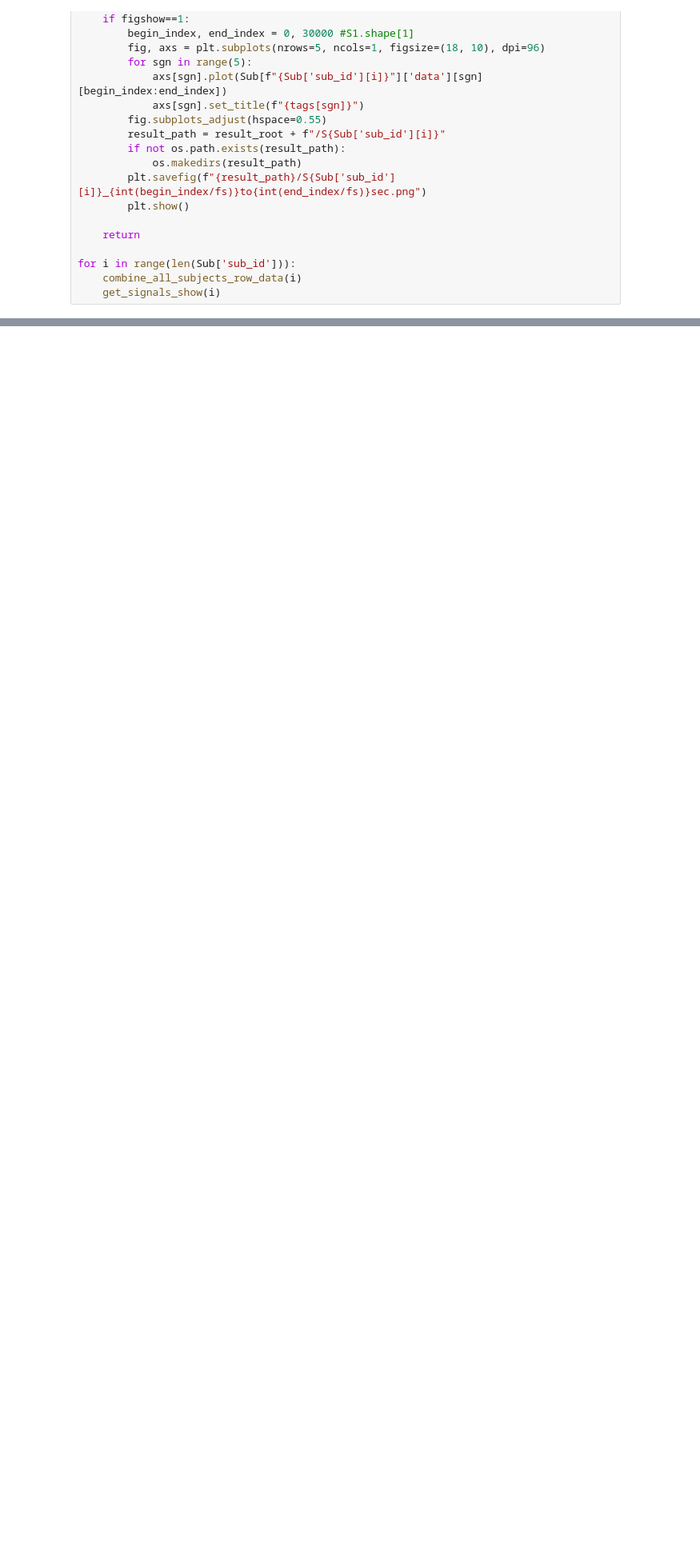
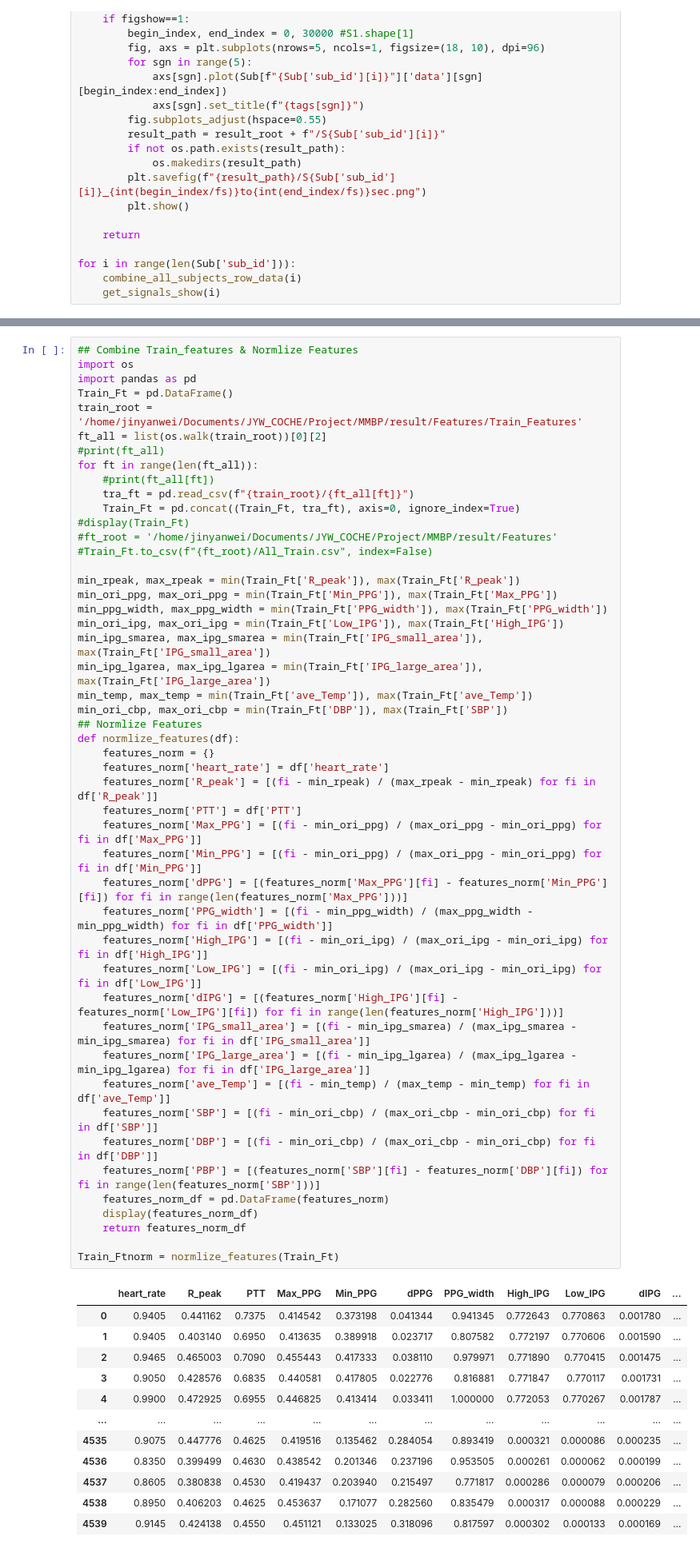
Before and after one commit to YanweiJIN/COCHEHK, a Jupyter notebook: MMBP/mmbp_04Oct23.ipynb, the cells around one changed output, grey strips where cells are left out. Shown: that part at 80% size. Drawn from its saved outputs; the diff is of its cells as text; blank space fills up the shorter version.

```diff
--- a/MMBP/mmbp_04Oct23.ipynb
+++ b/MMBP/mmbp_04Oct23.ipynb
@@ -98,0 +325,61 @@ for i in range(len(Sub['sub_id'])):
+# %%
+## Combine Train_features & Normlize Features
+import os
+import pandas as pd
+Train_Ft = pd.DataFrame()
+train_root = '/home/jinyanwei/Documents/JYW_COCHE/Project/MMBP/result/Features/Train_Features'
+ft_all = list(os.walk(train_root))[0][2]
+#print(ft_all)
+for ft in range(len(ft_all)):
+    #print(ft_all[ft])
+    tra_ft = pd.read_csv(f"{train_root}/{ft_all[ft]}")
+    Train_Ft = pd.concat((Train_Ft, tra_ft), axis=0, ignore_index=True)
+#display(Train_Ft)
+#ft_root = '/home/jinyanwei/Documents/JYW_COCHE/Project/MMBP/result/Features'
+#Train_Ft.to_csv(f"{ft_root}/All_Train.csv", index=False)
+
+min_rpeak, max_rpeak = min(Train_Ft['R_peak']), max(Train_Ft['R_peak'])
+min_ori_ppg, max_ori_ppg = min(Train_Ft['Min_PPG']), max(Train_Ft['Max_PPG'])
+min_ppg_width, max_ppg_width = min(Train_Ft['PPG_width']), max(Train_Ft['PPG_width'])
+min_ori_ipg, max_ori_ipg = min(Train_Ft['Low_IPG']), max(Train_Ft['High_IPG'])
+min_ipg_smarea, max_ipg_smarea = min(Train_Ft['IPG_small_area']), max(Train_Ft['IPG_small_area'])
+min_ipg_lgarea, max_ipg_lgarea = min(Train_Ft['IPG_large_area']), max(Train_Ft['IPG_large_area'])
+min_temp, max_temp = min(Train_Ft['ave_Temp']), max(Train_Ft['ave_Temp'])
+min_ori_cbp, max_ori_cbp = min(Train_Ft['DBP']), max(Train_Ft['SBP'])
+## Normlize Features
+def normlize_features(df):
+    features_norm = {}
+    features_norm['heart_rate'] = df['heart_rate']
+    features_norm['R_peak'] = [(fi - min_rpeak) / (max_rpeak - min_rpeak) for fi in df['R_peak']]
+    features_norm['PTT'] = df['PTT']
+    features_norm['Max_PPG'] = [(fi - min_ori_ppg) / (max_ori_ppg - min_ori_ppg) for fi in df['Max_PPG']]
+    features_norm['Min_PPG'] = [(fi - min_ori_ppg) / (max_ori_ppg - min_ori_ppg) for fi in df['Min_PPG']]
+    features_norm['dPPG'] = [(features_norm['Max_PPG'][fi] - features_norm['Min_PPG'][fi]) for fi in range(len(features_norm['Max_PPG']))]
+    features_norm['PPG_width'] = [(fi - min_ppg_width) / (max_ppg_width - min_ppg_width) for fi in df['PPG_width']]
+    features_norm['High_IPG'] = [(fi - min_ori_ipg) / (max_ori_ipg - min_ori_ipg) for fi in df['High_IPG']]
+    features_norm['Low_IPG'] = [(fi - min_ori_ipg) / (max_ori_ipg - min_ori_ipg) for fi in df['Low_IPG']]
+    features_norm['dIPG'] = [(features_norm['High_IPG'][fi] - features_norm['Low_IPG'][fi]) for fi in range(len(features_norm['High_IPG']))]
+    features_norm['IPG_small_area'] = [(fi - min_ipg_smarea) / (max_ipg_smarea - min_ipg_smarea) for fi in df['IPG_small_area']]
+    features_norm['IPG_large_area'] = [(fi - min_ipg_lgarea) / (max_ipg_lgarea - min_ipg_lgarea) for fi in df['IPG_large_area']]
+    features_norm['ave_Temp'] = [(fi - min_temp) / (max_temp - min_temp) for fi in df['ave_Temp']]
+    features_norm['SBP'] = [(fi - min_ori_cbp) / (max_ori_cbp - min_ori_cbp) for fi in df['SBP']]
+    features_norm['DBP'] = [(fi - min_ori_cbp) / (max_ori_cbp - min_ori_cbp) for fi in df['DBP']]
+    features_norm['PBP'] = [(features_norm['SBP'][fi] - features_norm['DBP'][fi]) for fi in range(len(features_norm['SBP']))]
+    features_norm_df = pd.DataFrame(features_norm)
+    display(features_norm_df)
+    return features_norm_df
+
+Train_Ftnorm = normlize_features(Train_Ft)
+# %% [output]
+|  | heart_rate | R_peak | PTT | Max_PPG | Min_PPG | dPPG | PPG_width | High_IPG | Low_IPG | dIPG | ... |
+| 0 | 0.9405 | 0.441162 | 0.7375 | 0.414542 | 0.373198 | 0.041344 | 0.941345 | 0.772643 | 0.770863 | 0.001780 | ... |
+| 1 | 0.9405 | 0.403140 | 0.6950 | 0.413635 | 0.389918 | 0.023717 | 0.807582 | 0.772197 | 0.770606 | 0.001590 | ... |
+| 2 | 0.9465 | 0.465003 | 0.7090 | 0.455443 | 0.417333 | 0.038110 | 0.979971 | 0.771890 | 0.770415 | 0.001475 | ... |
+| 3 | 0.9050 | 0.428576 | 0.6835 | 0.440581 | 0.417805 | 0.022776 | 0.816881 | 0.771847 | 0.770117 | 0.001731 | ... |
+| 4 | 0.9900 | 0.472925 | 0.6955 | 0.446825 | 0.413414 | 0.033411 | 1.000000 | 0.772053 | 0.770267 | 0.001787 | ... |
+| ... | ... | ... | ... | ... | ... | ... | ... | ... | ... | ... | ... |
+| 4535 | 0.9075 | 0.447776 | 0.4625 | 0.419516 | 0.135462 | 0.284054 | 0.893419 | 0.000321 | 0.000086 | 0.000235 | ... |
+| 4536 | 0.8350 | 0.399499 | 0.4630 | 0.438542 | 0.201346 | 0.237196 | 0.953505 | 0.000261 | 0.000062 | 0.000199 | ... |
+| 4537 | 0.8605 | 0.380838 | 0.4530 | 0.419437 | 0.203940 | 0.215497 | 0.771817 | 0.000286 | 0.000079 | 0.000206 | ... |
+| 4538 | 0.8950 | 0.406203 | 0.4625 | 0.453637 | 0.171077 | 0.282560 | 0.835479 | 0.000317 | 0.000088 | 0.000229 | ... |
+| 4539 | 0.9145 | 0.424138 | 0.4550 | 0.451121 | 0.133025 | 0.318096 | 0.817597 | 0.000302 | 0.000133 | 0.000169 | ... |
```
Also changed, not shown: parts of 7 cells of this notebook.
